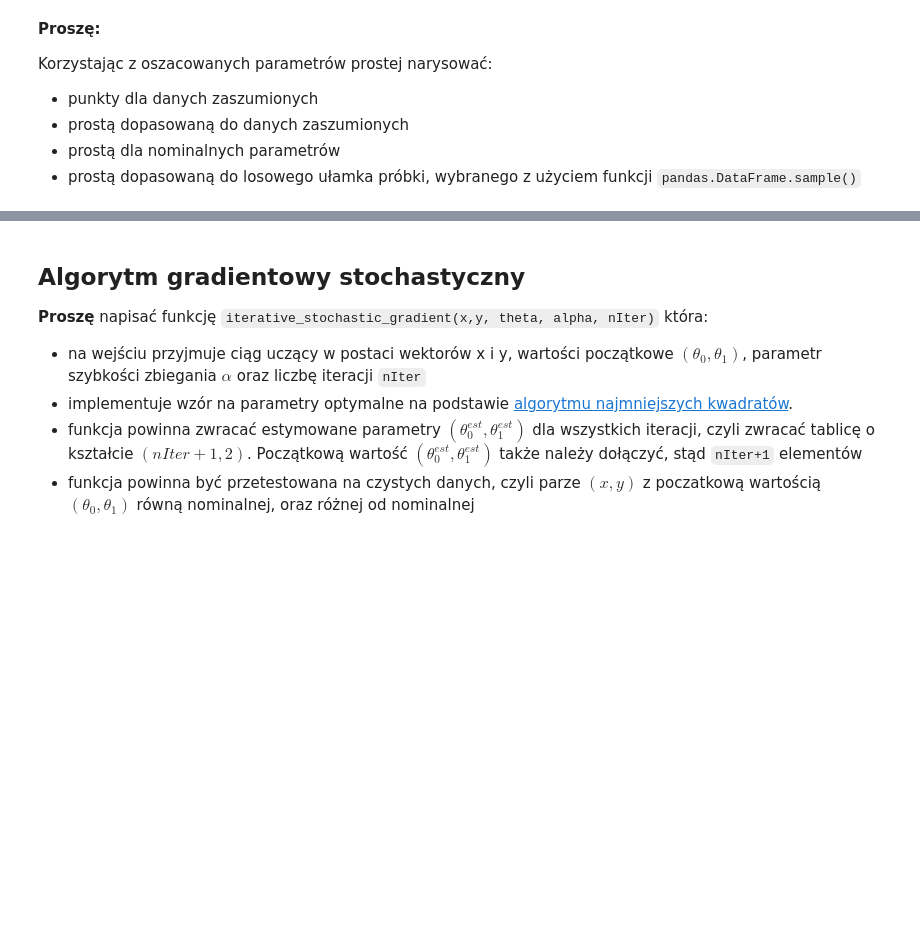
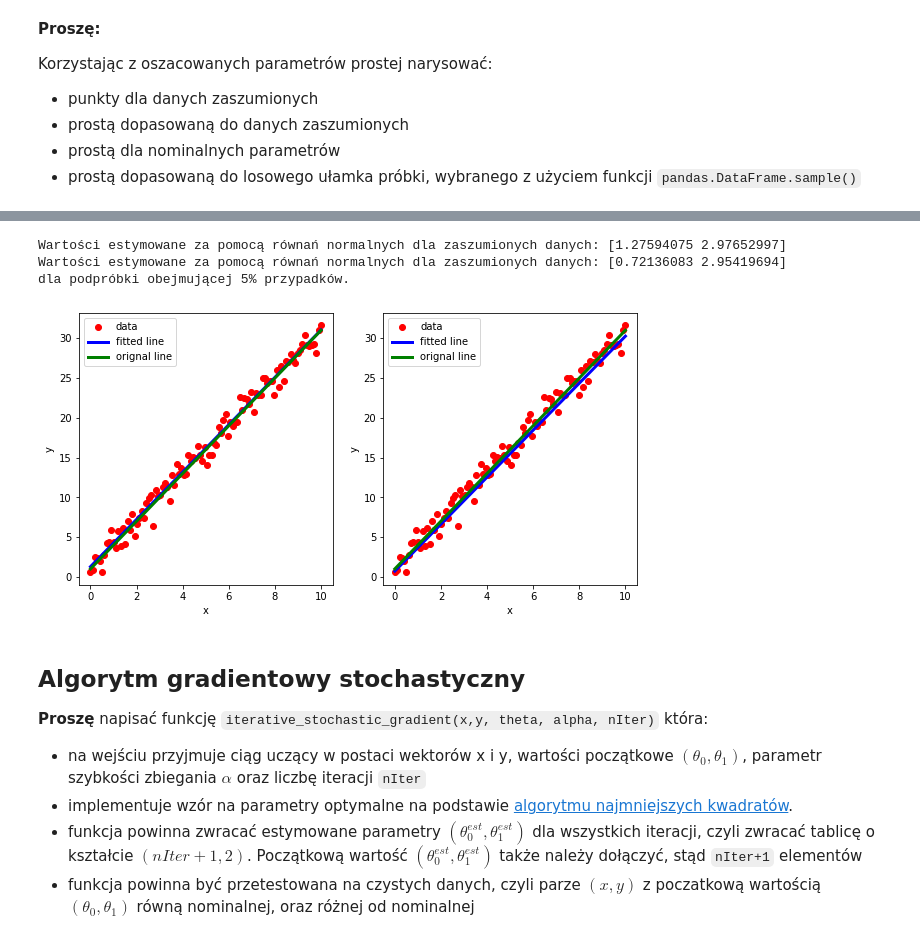
Before and after one commit to bkasza/Uczenie_maszynowe, a Jupyter notebook: 02_Regresja_liniowa.ipynb, the cells around one changed output, grey strips where cells are left out. Saved outputs shown, nothing was run; the diff lists cells and outputs as text; code cells hidden in the pictures; blank space fills up the shorter version.

```diff
--- a/02_Regresja_liniowa.ipynb
+++ b/02_Regresja_liniowa.ipynb
@@ -160,3 +124,81 @@ dla podpróbki obejmującej 5% przypadków.
+# %%
+# ...
+# print("Wartości estymowane za pomocą równań normalnych dla zaszumionych danych:", theta_est.T)
+
+# x = df["x"]
+# x = np.column_stack((np.ones(x.shape[0]), x) )
+# y_fit = np.sum(theta_est*x, axis=1)
+# y_original = np.sum(theta*x, axis=1)
+
+# fig, axes = plt.subplots(1,2, figsize=(10,5))
+
+# axes[0].plot(df["x"], df["y_noise"], 'ro', label = "dane");
+# axes[1].plot(df["x"], df["y_noise"], 'ro', label = "dane");
+# axes[1].plot(df["x"], y_fit, 'b', label = "fit");
+# axes[1].plot(df["x"], y_original, 'cyan', label = "original");
+
+# df_subsample = df.sample(frac=0.05)
+# theta_est_sample = normal_equations(df_subsample["x"], df_subsample["y_noise"])
+# print("Wartości estymowane za pomocą równań normalnych dla zaszumionych danych: {} \ndla podpróbki obejmującej 5% przypadków.".format(theta_est_sample.T))
+
+# # y_fit_sample = np.sum(theta_est_sample*x, axis=1)
+# y_fit_sample = x @ theta_est_sample
+# y_original = np.sum(theta*x, axis=1)
+
+# axes[0].plot(df["x"], y_fit_sample, 'g', label = "sample")
+# # rysunki dla zaszumionych danych
+# ...
+# axes[1].set_xlabel("x")
+# axes[1].set_ylabel("y")
+# axes[1].legend();
+
+# axes[0].set_xlabel("x")
+# axes[0].set_ylabel("y")
+# axes[0].legend()
+
+#BEGIN_SOLUTION
+theta_est = normal_equations(df["x"], df["y_noise"])
+#END_SOLUTION
+print("Wartości estymowane za pomocą równań normalnych dla zaszumionych danych:", theta_est.T)
+
+x = df["x"]
+x = np.column_stack((np.ones(x.shape[0]), x) )
+y_fit = np.sum(theta_est*x, axis=1)
+y_original = np.sum(theta*x, axis=1)
+
+fig, axes = plt.subplots(1,2, figsize=(10,5))
+
+# rysunki dla oryginalnych danych
+#BEGIN_SOLUTION
+axes[0].plot(df["x"], df["y_noise"], 'ro', label = "data");
+axes[0].plot(df["x"], y_fit, 'b', linewidth=3.0, label = "fitted line");
+axes[0].plot(df["x"], y_original, 'g', linewidth=3.0, label="orignal line");
+#END_SOLUTION
+axes[0].set_xlabel("x")
+axes[0].set_ylabel("y")
+axes[0].legend()
+
+df_subsample = df.sample(frac=0.05)
+theta_est = normal_equations(df_subsample["x"], df_subsample["y_noise"])
+print("Wartości estymowane za pomocą równań normalnych dla zaszumionych danych: {} \ndla podpróbki obejmującej 5% przypadków.".format(theta_est.T))
+
+y_fit = np.sum(theta_est*x, axis=1)
+y_original = np.sum(theta*x, axis=1)
+
+# rysunki dla zaszumionych danych
+#BEGIN_SOLUTION
+axes[1].plot(df["x"], df["y_noise"], 'ro', label = "data");
+axes[1].plot(df["x"], y_fit, 'b', linewidth=3.0, label = "fitted line");
+axes[1].plot(df["x"], y_original, 'g', linewidth=3.0, label="orignal line");
+#END_SOLUTION
+axes[1].set_xlabel("x")
+axes[1].set_ylabel("y")
+axes[1].legend();
+# %% [output]
+Wartości estymowane za pomocą równań normalnych dla zaszumionych danych: [1.27594075 2.97652997]
+Wartości estymowane za pomocą równań normalnych dla zaszumionych danych: [0.72136083 2.95419694]
+dla podpróbki obejmującej 5% przypadków.
+[figure, added]
 # %% [markdown]
 ## Algorytm gradientowy stochastyczny
 
```
Also changed, not shown: parts of 5 cells of this notebook, 2 other files.
